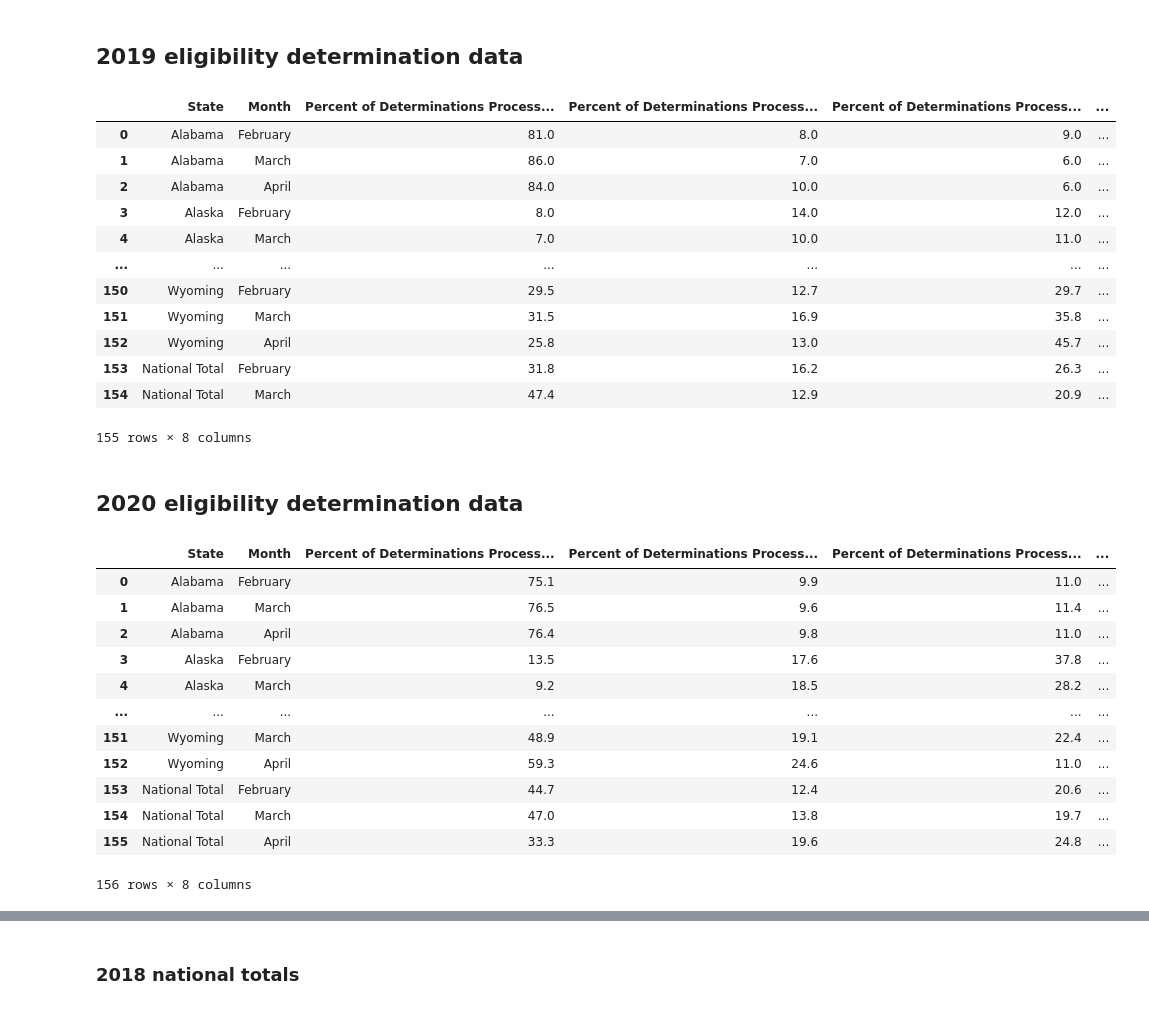
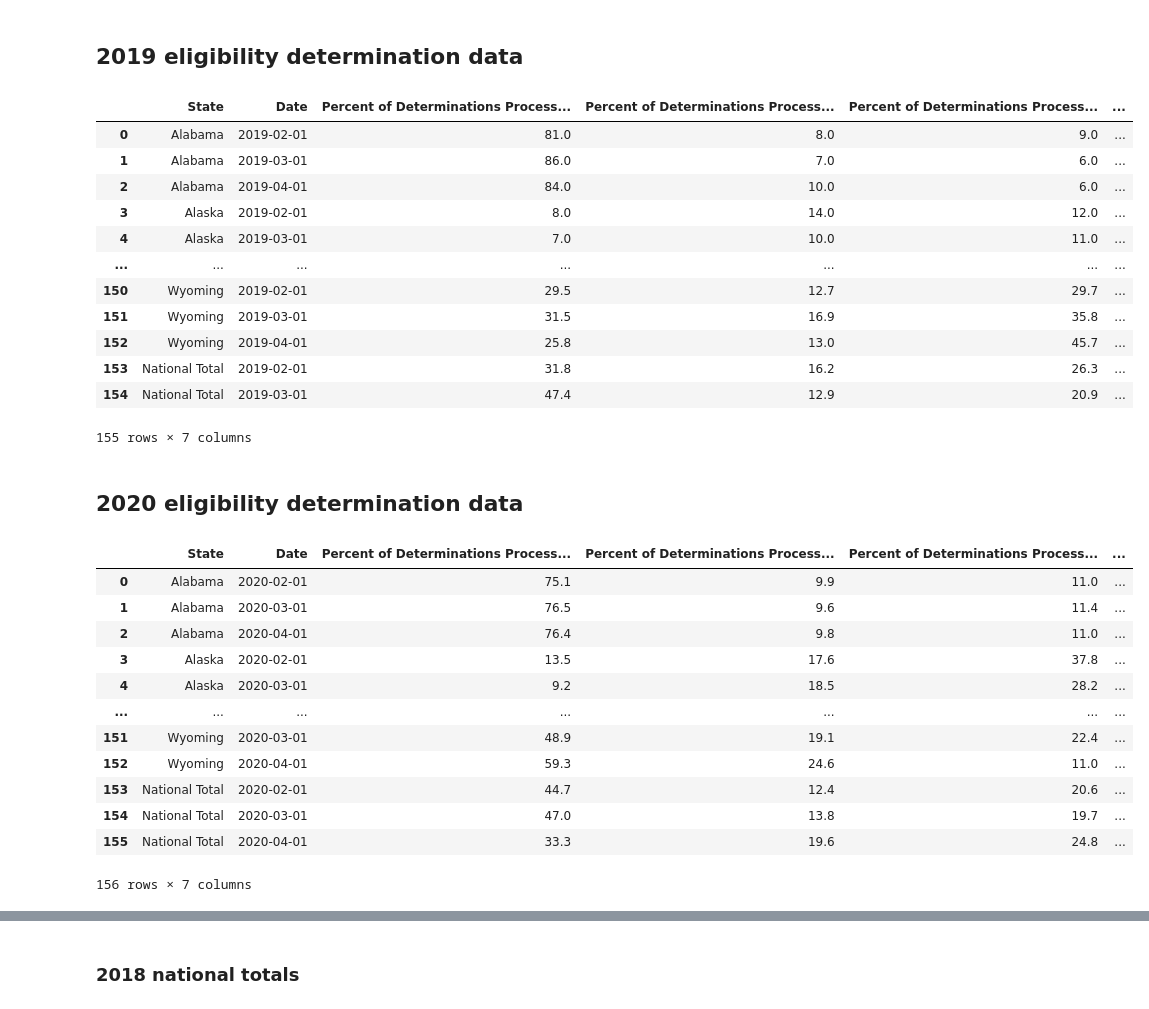
Before and after one commit to carolineeadams/Medicaid_Application_Processing_Time, a Jupyter notebook: Data Joining and Manipulation.ipynb, the cells around one changed output, grey strips where cells are left out. Saved outputs shown, nothing was run; the diff lists cells and outputs as text; code cells hidden in the pictures.

```diff
--- a/Data Joining and Manipulation.ipynb
+++ b/Data Joining and Manipulation.ipynb
@@ -241,46 +292,56 @@ elig_det_dta_18
 # %%
 elig_det_dta_19=pd.read_csv("/Users/carolineadams/Documents/Georgetown/F21/DS1/FinalProject/PPOL564_Final_Project/Data/state_app_time_dta2019.csv")
 elig_det_dta_19.rename(columns={"Percent of Determinations Processed\n< 24 hours":"Percent of Determinations Processed within 24 Hours", "Percent of Determinations Processed\n1 - 7 Days":"Percent of Determinations Processed Between 1 and 7 Days", "Percent of Determinations Processed\n8 - 30 Days":"Percent of Determinations Processed Between 8 and 30 Days", "Percent of Determinations Processed\n31- 45 Days":"Percent of Determinations Processed Between 31 and 45 Days", "Percent of Determinations Processed\n45+ Days":"Percent of Determinations Processed After 45 Days"}, inplace=True)  #renaming the columns
 elig_det_dta_19['Percent of Determinations Processed within 24 Hours']=elig_det_dta_19['Percent of Determinations Processed within 24 Hours']*100
 elig_det_dta_19['Percent of Determinations Processed Between 1 and 7 Days']=elig_det_dta_19['Percent of Determinations Processed Between 1 and 7 Days']*100
 elig_det_dta_19['Percent of Determinations Processed Between 8 and 30 Days']=elig_det_dta_19['Percent of Determinations Processed Between 8 and 30 Days']*100
 elig_det_dta_19['Percent of Determinations Processed Between 31 and 45 Days']=elig_det_dta_19['Percent of Determinations Processed Between 31 and 45 Days']*100
 elig_det_dta_19['Percent of Determinations Processed After 45 Days']=elig_det_dta_19['Percent of Determinations Processed After 45 Days']*100
-elig_det_dta_19['Year']=2019
+#elig_det_dta_19['Year']=2019
+
+elig_det_dta_19['Month'] = elig_det_dta_19['Month'].str.replace('February','2019-02-01')
+elig_det_dta_19['Month'] = elig_det_dta_19['Month'].str.replace('March','2019-03-01')
+elig_det_dta_19['Month'] = elig_det_dta_19['Month'].str.replace('April','2019-04-01')
+elig_det_dta_19.rename(columns={"Month":"Date"}, inplace=True)  #renaming the columns
 elig_det_dta_19
 # %% [output]
-|  | State | Month | Percent of Determinations Process... | Percent of Determinations Process... | Percent of Determinations Process... | ... |
-| 0 | Alabama | February | 81.0 | 8.0 | 9.0 | ... |
-| 1 | Alabama | March | 86.0 | 7.0 | 6.0 | ... |
-| 2 | Alabama | April | 84.0 | 10.0 | 6.0 | ... |
-| 3 | Alaska | February | 8.0 | 14.0 | 12.0 | ... |
-| 4 | Alaska | March | 7.0 | 10.0 | 11.0 | ... |
+|  | State | Date | Percent of Determinations Process... | Percent of Determinations Process... | Percent of Determinations Process... | ... |
+| 0 | Alabama | 2019-02-01 | 81.0 | 8.0 | 9.0 | ... |
+| 1 | Alabama | 2019-03-01 | 86.0 | 7.0 | 6.0 | ... |
+| 2 | Alabama | 2019-04-01 | 84.0 | 10.0 | 6.0 | ... |
+| 3 | Alaska | 2019-02-01 | 8.0 | 14.0 | 12.0 | ... |
+| 4 | Alaska | 2019-03-01 | 7.0 | 10.0 | 11.0 | ... |
 | ... | ... | ... | ... | ... | ... | ... |
-| 150 | Wyoming | February | 29.5 | 12.7 | 29.7 | ... |
-| 151 | Wyoming | March | 31.5 | 16.9 | 35.8 | ... |
-| 152 | Wyoming | April | 25.8 | 13.0 | 45.7 | ... |
-| 153 | National Total | February | 31.8 | 16.2 | 26.3 | ... |
-| 154 | National Total | March | 47.4 | 12.9 | 20.9 | ... |
+| 150 | Wyoming | 2019-02-01 | 29.5 | 12.7 | 29.7 | ... |
+| 151 | Wyoming | 2019-03-01 | 31.5 | 16.9 | 35.8 | ... |
+| 152 | Wyoming | 2019-04-01 | 25.8 | 13.0 | 45.7 | ... |
+| 153 | National Total | 2019-02-01 | 31.8 | 16.2 | 26.3 | ... |
+| 154 | National Total | 2019-03-01 | 47.4 | 12.9 | 20.9 | ... |
-155 rows × 8 columns
+155 rows × 7 columns
 # %% [markdown]
 ## 2020 eligibility determination data
 # %%
 elig_det_dta_20=pd.read_csv("/Users/carolineadams/Documents/Georgetown/F21/DS1/FinalProject/PPOL564_Final_Project/Data/state_app_time_data2020.csv")
 
 elig_det_dta_20.rename(columns={"Percent of Determinations Processed\n< 24 hours":"Percent of Determinations Processed within 24 Hours", "Percent of Determinations Processed\n1 - 7 Days":"Percent of Determinations Processed Between 1 and 7 Days", "Percent of Determinations Processed\n8 - 30 Days":"Percent of Determinations Processed Between 8 and 30 Days", "Percent of Determinations Processed\n31- 45 Days":"Percent of Determinations Processed Between 31 and 45 Days", "Percent of Determinations Processed\n45+ Days":"Percent of Determinations Processed After 45 Days"}, inplace=True)  #renaming the columns
-elig_det_dta_20['Year']=2020
+#elig_det_dta_20['Year']=2020
+
+elig_det_dta_20['Month'] = elig_det_dta_20['Month'].str.replace('February','2020-02-01')
+elig_det_dta_20['Month'] = elig_det_dta_20['Month'].str.replace('March','2020-03-01')
+elig_det_dta_20['Month'] = elig_det_dta_20['Month'].str.replace('April','2020-04-01')
+elig_det_dta_20.rename(columns={"Month":"Date"}, inplace=True)  #renaming the columns
 elig_det_dta_20
 # %% [output]
-|  | State | Month | Percent of Determinations Process... | Percent of Determinations Process... | Percent of Determinations Process... | ... |
-| 0 | Alabama | February | 75.1 | 9.9 | 11.0 | ... |
-| 1 | Alabama | March | 76.5 | 9.6 | 11.4 | ... |
-| 2 | Alabama | April | 76.4 | 9.8 | 11.0 | ... |
-| 3 | Alaska | February | 13.5 | 17.6 | 37.8 | ... |
-| 4 | Alaska | March | 9.2 | 18.5 | 28.2 | ... |
+|  | State | Date | Percent of Determinations Process... | Percent of Determinations Process... | Percent of Determinations Process... | ... |
+| 0 | Alabama | 2020-02-01 | 75.1 | 9.9 | 11.0 | ... |
+| 1 | Alabama | 2020-03-01 | 76.5 | 9.6 | 11.4 | ... |
+| 2 | Alabama | 2020-04-01 | 76.4 | 9.8 | 11.0 | ... |
+| 3 | Alaska | 2020-02-01 | 13.5 | 17.6 | 37.8 | ... |
+| 4 | Alaska | 2020-03-01 | 9.2 | 18.5 | 28.2 | ... |
 | ... | ... | ... | ... | ... | ... | ... |
-| 151 | Wyoming | March | 48.9 | 19.1 | 22.4 | ... |
-| 152 | Wyoming | April | 59.3 | 24.6 | 11.0 | ... |
-| 153 | National Total | February | 44.7 | 12.4 | 20.6 | ... |
-| 154 | National Total | March | 47.0 | 13.8 | 19.7 | ... |
-| 155 | National Total | April | 33.3 | 19.6 | 24.8 | ... |
+| 151 | Wyoming | 2020-03-01 | 48.9 | 19.1 | 22.4 | ... |
+| 152 | Wyoming | 2020-04-01 | 59.3 | 24.6 | 11.0 | ... |
+| 153 | National Total | 2020-02-01 | 44.7 | 12.4 | 20.6 | ... |
+| 154 | National Total | 2020-03-01 | 47.0 | 13.8 | 19.7 | ... |
+| 155 | National Total | 2020-04-01 | 33.3 | 19.6 | 24.8 | ... |
-156 rows × 8 columns
+156 rows × 7 columns
```
Also changed, not shown: parts of 8 cells of this notebook, 8 other files.
